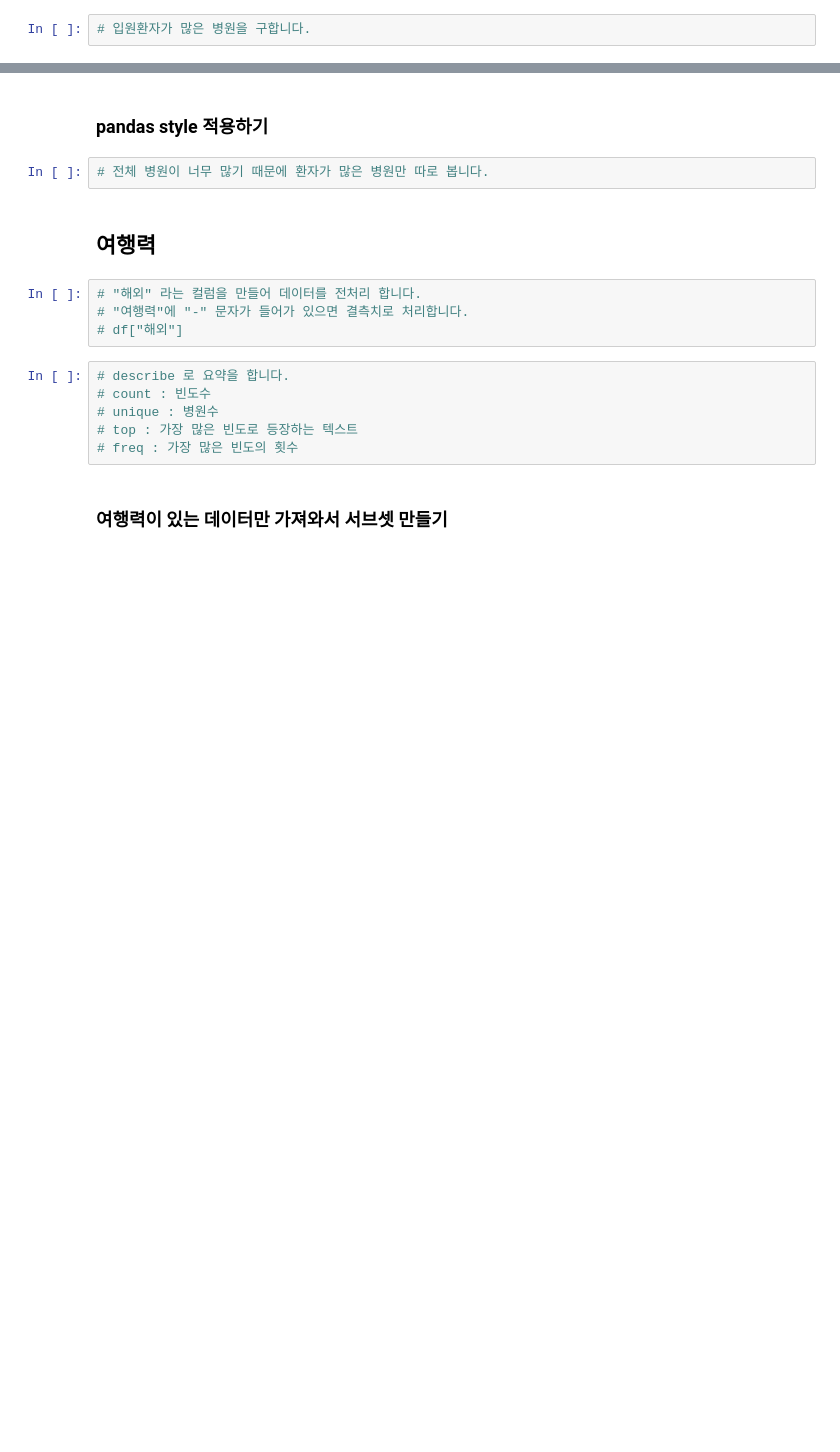
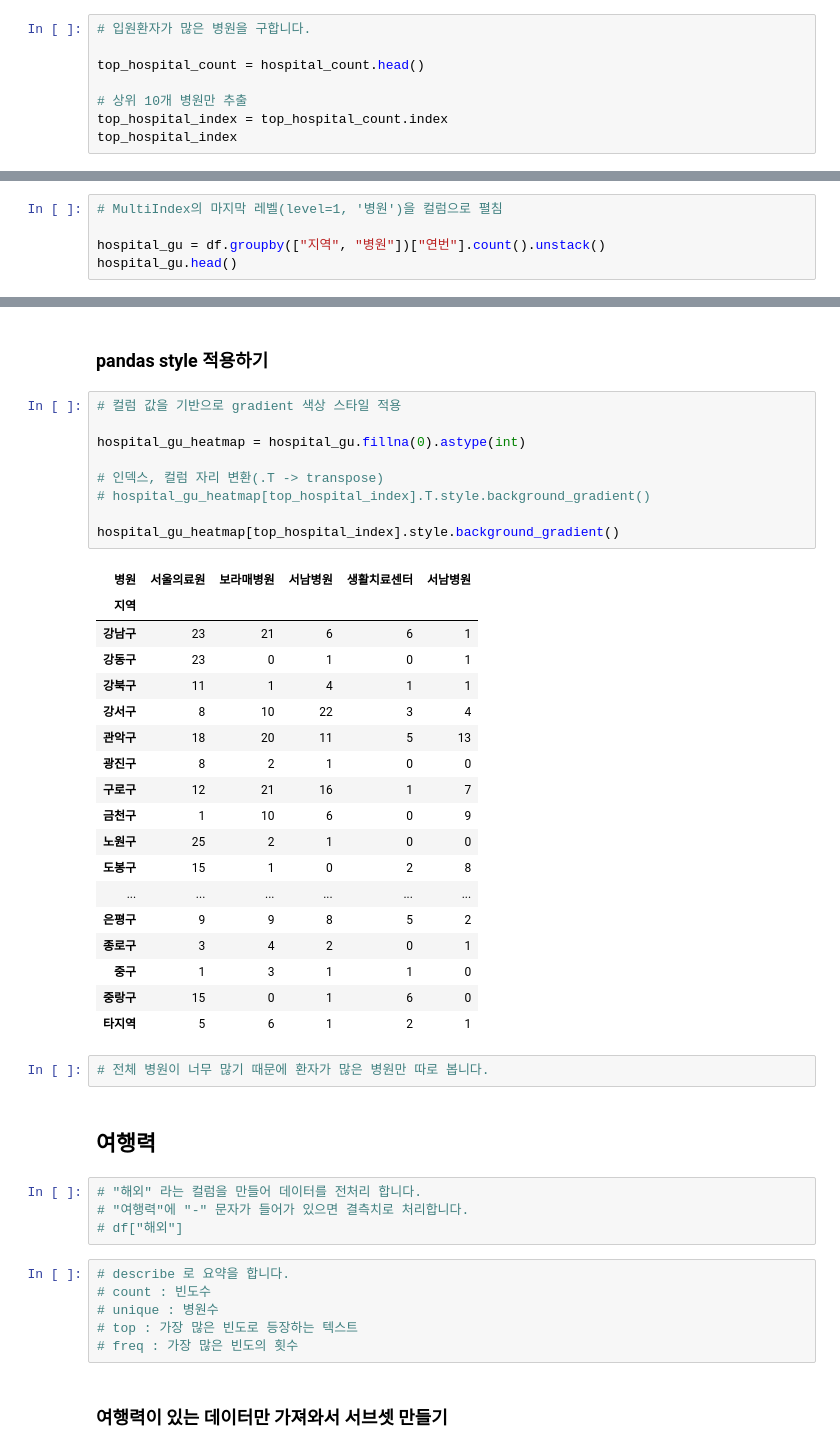
Before and after one commit to nz663633/data-analysis-viz, a Jupyter notebook: seoul-covid-19-02-eda-input.ipynb, the cells around one changed output, grey strips where cells are left out. Drawn from its saved outputs; the diff is of its cells as text; blank space fills up the shorter version.

Commit message:
feat: analyze data using unstack and background gradient

```diff
--- a/seoul-covid-19-02-eda-input.ipynb
+++ b/seoul-covid-19-02-eda-input.ipynb
@@ -1166,2 +1195,8 @@ df[(df["퇴원"] == False) & (df["사망"] == False) & (df["지역"] != "타지
 # %%
 # 입원환자가 많은 병원을 구합니다.
+
+top_hospital_count = hospital_count.head()
+
+# 상위 10개 병원만 추출
+top_hospital_index = top_hospital_count.index
+top_hospital_index
@@ -1167,0 +1223,5 @@ df[(df["퇴원"] == False) & (df["사망"] == False) & (df["지역"] != "타지
+# %%
+# MultiIndex의 마지막 레벨(level=1, '병원')을 컬럼으로 펼침
+
+hospital_gu = df.groupby(["지역", "병원"])["연번"].count().unstack()
+hospital_gu.head()
@@ -1175,5 +1273,33 @@ df[(df["퇴원"] == False) & (df["사망"] == False) & (df["지역"] != "타지
 # %% [markdown]
 ### pandas style 적용하기
+# %%
+# 컬럼 값을 기반으로 gradient 색상 스타일 적용
+
+hospital_gu_heatmap = hospital_gu.fillna(0).astype(int)
+
+# 인덱스, 컬럼 자리 변환(.T -> transpose)
+# hospital_gu_heatmap[top_hospital_index].T.style.background_gradient()
+
+hospital_gu_heatmap[top_hospital_index].style.background_gradient()
+# %% [output]
+| 병원 | 서울의료원 | 보라매병원 | 서남병원 | 생활치료센터 | 서남병원 |
+| 지역 |  |  |  |  |  |
+| 강남구 | 23 | 21 | 6 | 6 | 1 |
+| 강동구 | 23 | 0 | 1 | 0 | 1 |
+| 강북구 | 11 | 1 | 4 | 1 | 1 |
+| 강서구 | 8 | 10 | 22 | 3 | 4 |
+| 관악구 | 18 | 20 | 11 | 5 | 13 |
+| 광진구 | 8 | 2 | 1 | 0 | 0 |
+| 구로구 | 12 | 21 | 16 | 1 | 7 |
+| 금천구 | 1 | 10 | 6 | 0 | 9 |
+| 노원구 | 25 | 2 | 1 | 0 | 0 |
+| 도봉구 | 15 | 1 | 0 | 2 | 8 |
+| ... | ... | ... | ... | ... | ... |
+| 은평구 | 9 | 9 | 8 | 5 | 2 |
+| 종로구 | 3 | 4 | 2 | 0 | 1 |
+| 중구 | 1 | 3 | 1 | 1 | 0 |
+| 중랑구 | 15 | 0 | 1 | 6 | 0 |
+| 타지역 | 5 | 6 | 1 | 2 | 1 |
 # %%
 # 전체 병원이 너무 많기 때문에 환자가 많은 병원만 따로 봅니다.
 # %% [markdown]
```
Also changed, not shown: parts of 12 cells of this notebook.
